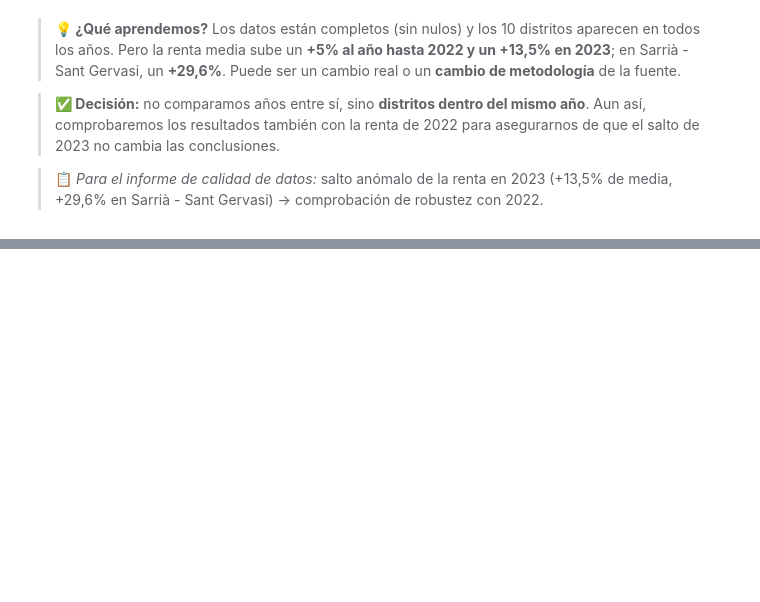
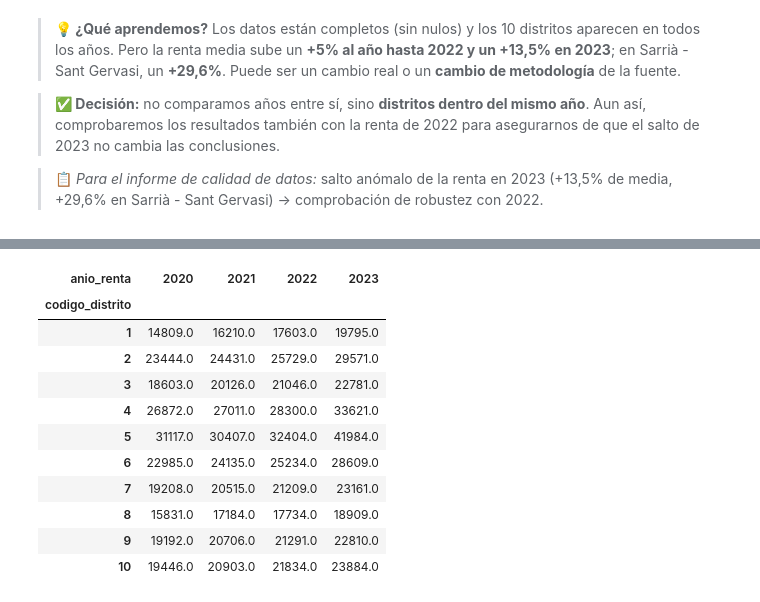
Before and after one commit to esrakesken/eda-educacion-barcelona, a Jupyter notebook: notebooks/01_eda_educacion_bcn.ipynb, the cells around one changed output, grey strips where cells are left out. Cells and saved outputs as stored; diff of their text form; code cells hidden in the pictures; blank space fills up the shorter version.

```diff
--- a/notebooks/01_eda_educacion_bcn.ipynb
+++ b/notebooks/01_eda_educacion_bcn.ipynb
@@ -1232,0 +1237,19 @@ dtype: float64
+# %%
+renta_distrito = (
+    renta.groupby(["Any", "Codi_Districte"], as_index=False)["Import_Euros"].mean()
+    .rename(columns={"Any": "anio_renta", "Codi_Districte": "codigo_distrito", "Import_Euros": "renta_media"})
+)
+renta_distrito.pivot(index="codigo_distrito", columns="anio_renta", values="renta_media").round(0)
+# %% [output]
+| anio_renta | 2020 | 2021 | 2022 | 2023 |
+| codigo_distrito |  |  |  |  |
+| 1 | 14809.0 | 16210.0 | 17603.0 | 19795.0 |
+| 2 | 23444.0 | 24431.0 | 25729.0 | 29571.0 |
+| 3 | 18603.0 | 20126.0 | 21046.0 | 22781.0 |
+| 4 | 26872.0 | 27011.0 | 28300.0 | 33621.0 |
+| 5 | 31117.0 | 30407.0 | 32404.0 | 41984.0 |
+| 6 | 22985.0 | 24135.0 | 25234.0 | 28609.0 |
+| 7 | 19208.0 | 20515.0 | 21209.0 | 23161.0 |
+| 8 | 15831.0 | 17184.0 | 17734.0 | 18909.0 |
+| 9 | 19192.0 | 20706.0 | 21291.0 | 22810.0 |
+| 10 | 19446.0 | 20903.0 | 21834.0 | 23884.0 |
```
Also changed, not shown: parts of 3 cells of this notebook.
